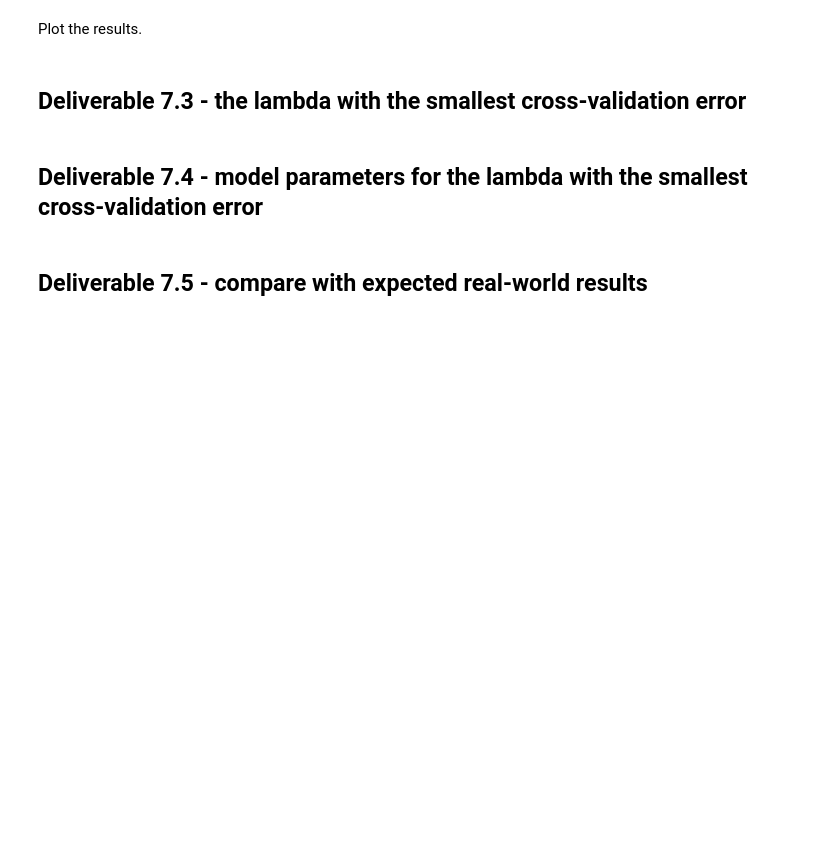
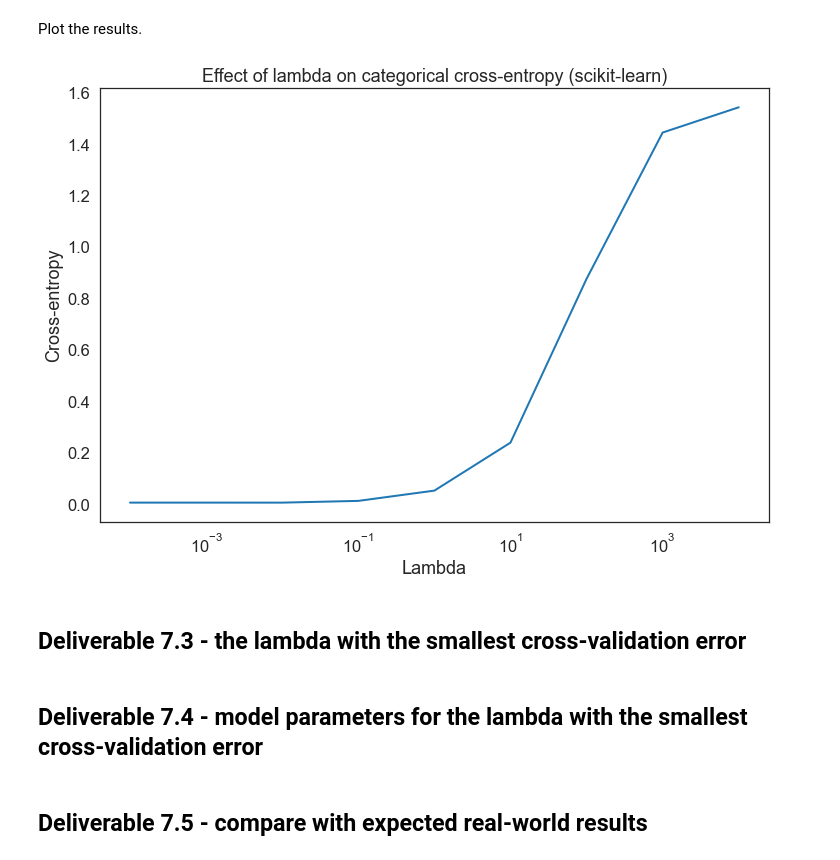
Before and after one commit to fau-masters-collected-works-cgarbin/regression-no-libraries, a Jupyter notebook: logistic_regression.ipynb, the cells around one changed output. Saved outputs shown, nothing was run; the diff lists cells and outputs as text; code cells hidden in the pictures; blank space fills up the shorter version.

```diff
--- a/logistic_regression.ipynb
+++ b/logistic_regression.ipynb
@@ -284,17 +289,21 @@ Fit one model for each value of lambda. Ask scikit-learn to store the cross-vali
 # %%
-x, y = read_dataset(standardize=False)
+x, y, y_raw = read_dataset(TRAINING_FILE, standardize=False)
 p = pipeline.make_pipeline(preprocessing.StandardScaler(),
-                           linear_model.RidgeCV(alphas=LAMBDAS_TO_TEST,
-                           store_cv_values=True))
-p.fit(x, y)
-model_sk = p.named_steps['ridgecv']
+    linear_model.LogisticRegressionCV(multi_class='multinomial',
+        solver='sag', penalty='l2',
+        Cs=1/np.array(LAMBDAS_TO_TEST), cv=5, scoring='neg_log_loss',
+        max_iter=2000, random_state=42))
+p.fit(x, y_raw.ravel())
+model_sk = p.named_steps['logisticregressioncv']
 
 # Mean cross-entropy for each fold
-mse_sk = model_sk.cv_values_.mean(axis=0)
+cce_sk = model_sk.scores_['African'].mean(axis=0) * -1.0
 # %% [markdown]
 Plot the results.
 # %%
-plot_cce(mse_sk.flatten(), 'Effect of lambda on categorical cross-entropy (scikit-learn)')
+plot_cce(cce_sk.flatten(), 'Effect of lambda on categorical cross-entropy (scikit-learn)')
+# %% [output]
+[figure, added]
 # %% [markdown]
 ## Deliverable 7.3 - the lambda with the smallest cross-validation error
 # %%
```
Also changed, not shown: parts of 5 cells of this notebook.
